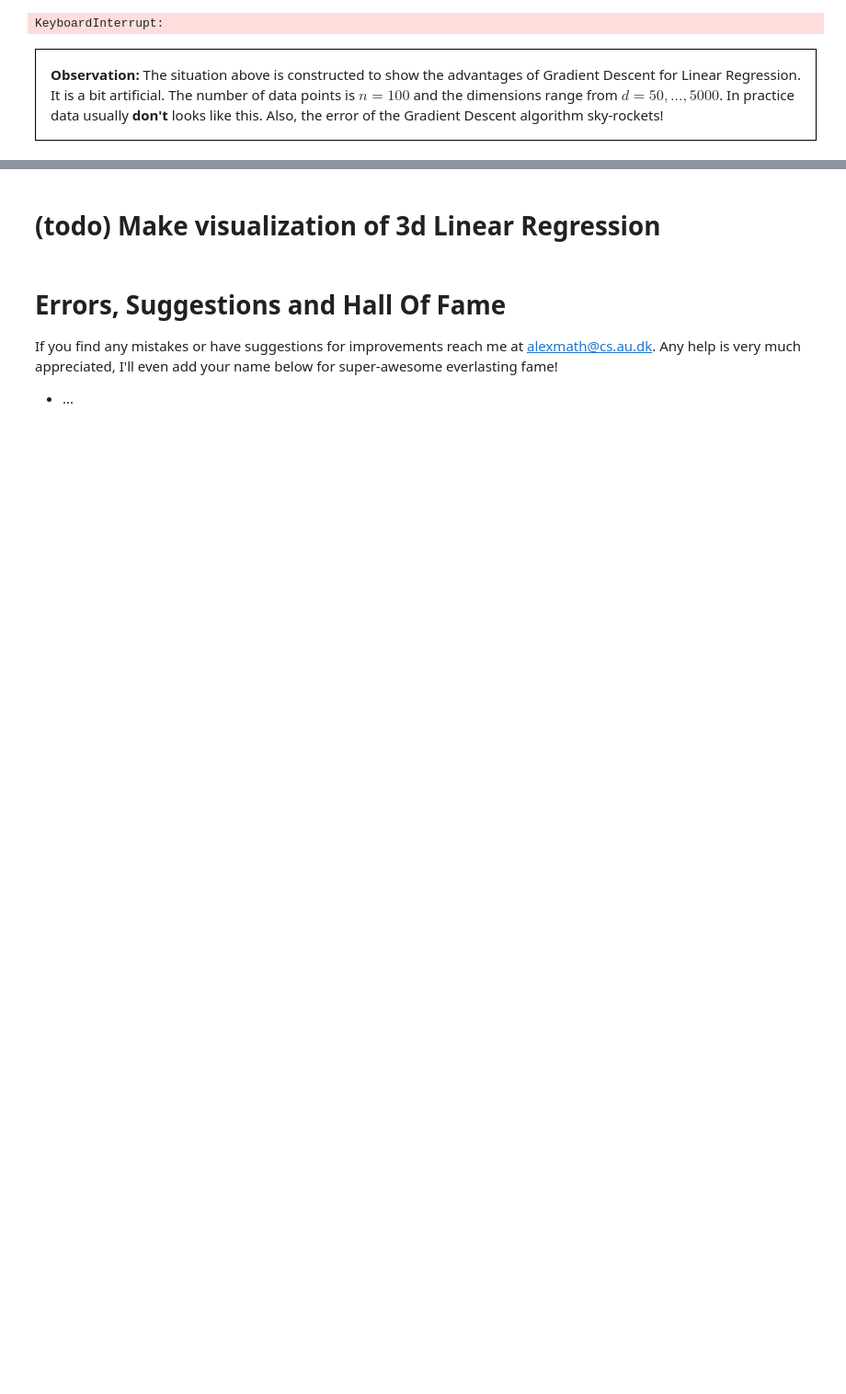
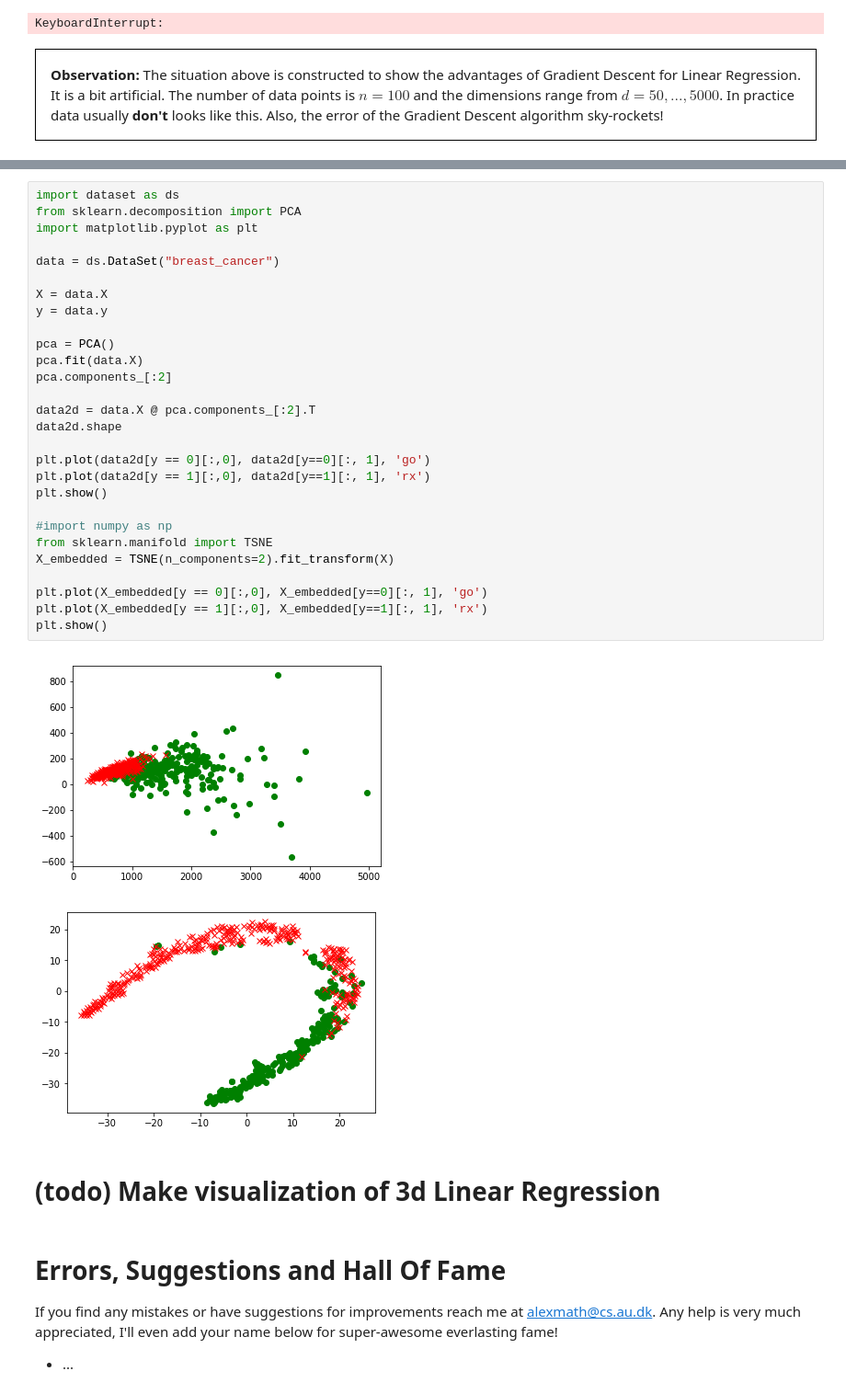
Before and after one commit to AlexanderMath/machine-learning-teaching-material, a Jupyter notebook: AU ML course/exam help/Linear Models/Linear Regression.ipynb, the cells around one changed output, grey strips where cells are left out. Shown at 92% size. Drawn from its saved outputs; the diff is of its cells as text; blank space fills up the shorter version.

```diff
--- a/AU ML course/exam help/Linear Models/Linear Regression.ipynb
+++ b/AU ML course/exam help/Linear Models/Linear Regression.ipynb
@@ -371,3 +397,34 @@ Assuming $X^TX$ is invertible.
+# %%
+import dataset as ds
+from sklearn.decomposition import PCA
+import matplotlib.pyplot as plt
+
+data = ds.DataSet("breast_cancer")
+
+X = data.X
+y = data.y
+
+pca = PCA()
+pca.fit(data.X)
+pca.components_[:2]
+
+data2d = data.X @ pca.components_[:2].T
+data2d.shape
+
+plt.plot(data2d[y == 0][:,0], data2d[y==0][:, 1], 'go')
+plt.plot(data2d[y == 1][:,0], data2d[y==1][:, 1], 'rx')
+plt.show()
+
+#import numpy as np
+from sklearn.manifold import TSNE
+X_embedded = TSNE(n_components=2).fit_transform(X)
+
+plt.plot(X_embedded[y == 0][:,0], X_embedded[y==0][:, 1], 'go')
+plt.plot(X_embedded[y == 1][:,0], X_embedded[y==1][:, 1], 'rx')
+plt.show()
+# %% [output]
+[figure, added]
+[figure, added]
 # %% [markdown]
 # (todo) Make visualization of 3d Linear Regression
 # %% [markdown]
```
Also changed, not shown: parts of 6 cells of this notebook, 1 other file.
